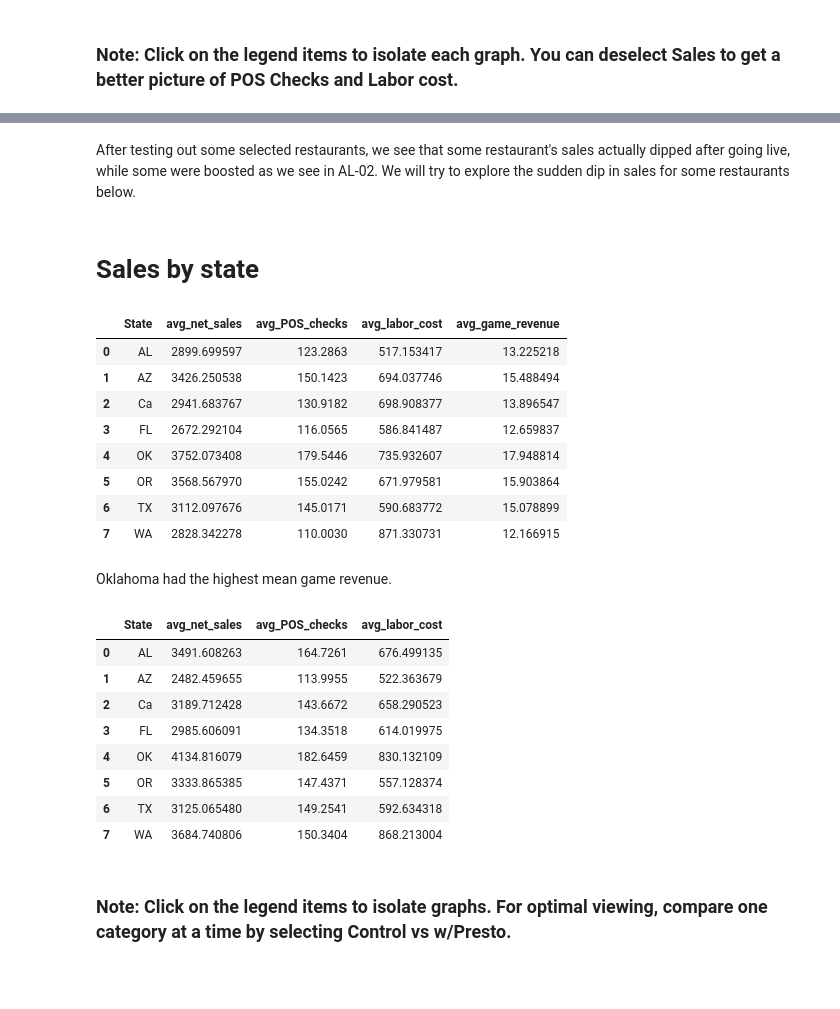
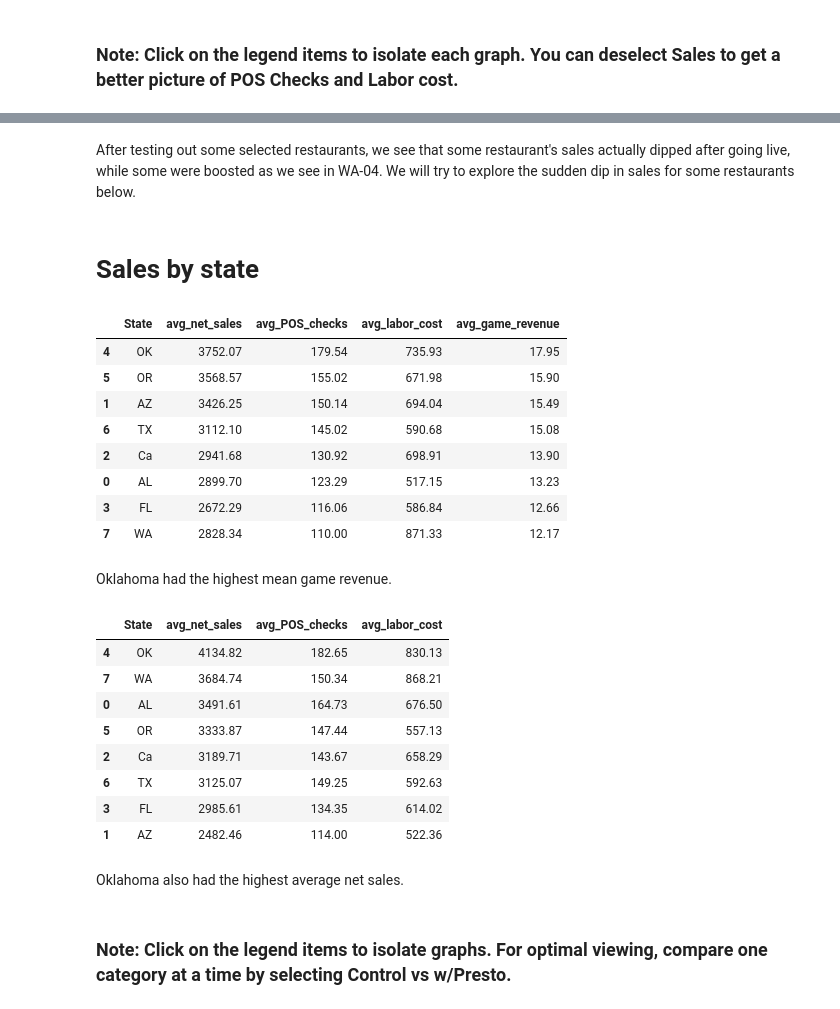
Before and after one commit to ralfsantacruz/Company-X-Analytics, a Jupyter notebook: main.ipynb, the cells around one changed output, grey strips where cells are left out. Drawn from its saved outputs; the diff is of its cells as text; code cells hidden in the pictures; blank space fills up the shorter version.

```diff
--- a/main.ipynb
+++ b/main.ipynb
@@ -315,5 +300,5 @@ make_plot("AL - 02")
 # %% [markdown]
-After testing out some selected restaurants, we see that some restaurant's sales actually dipped after going live, while some were boosted as we see in AL-02. We will try to explore the sudden dip in sales for some restaurants below.
+After testing out some selected restaurants, we see that some restaurant's sales actually dipped after going live, while some were boosted as we see in WA-04. We will try to explore the sudden dip in sales for some restaurants below.
 # %% [markdown]
 # Sales by state
 # %%
@@ -354,35 +339,37 @@ def get_by_state_ctrl():
 
     return df
 # %%
-# Looking at data for restaurants with Presto.
+# Looking at data for restaurants with Presto and sorting by average game revenue.
 test = get_by_state()
-test
+round(test,2).sort_values('avg_game_revenue',ascending=False)
 # %% [output]
 |  | State | avg_net_sales | avg_POS_checks | avg_labor_cost | avg_game_revenue |
-| 0 | AL | 2899.699597 | 123.2863 | 517.153417 | 13.225218 |
-| 1 | AZ | 3426.250538 | 150.1423 | 694.037746 | 15.488494 |
-| 2 | Ca | 2941.683767 | 130.9182 | 698.908377 | 13.896547 |
-| 3 | FL | 2672.292104 | 116.0565 | 586.841487 | 12.659837 |
-| 4 | OK | 3752.073408 | 179.5446 | 735.932607 | 17.948814 |
-| 5 | OR | 3568.567970 | 155.0242 | 671.979581 | 15.903864 |
-| 6 | TX | 3112.097676 | 145.0171 | 590.683772 | 15.078899 |
-| 7 | WA | 2828.342278 | 110.0030 | 871.330731 | 12.166915 |
+| 4 | OK | 3752.07 | 179.54 | 735.93 | 17.95 |
+| 5 | OR | 3568.57 | 155.02 | 671.98 | 15.90 |
+| 1 | AZ | 3426.25 | 150.14 | 694.04 | 15.49 |
+| 6 | TX | 3112.10 | 145.02 | 590.68 | 15.08 |
+| 2 | Ca | 2941.68 | 130.92 | 698.91 | 13.90 |
+| 0 | AL | 2899.70 | 123.29 | 517.15 | 13.23 |
+| 3 | FL | 2672.29 | 116.06 | 586.84 | 12.66 |
+| 7 | WA | 2828.34 | 110.00 | 871.33 | 12.17 |
 # %% [markdown]
 Oklahoma had the highest mean game revenue.
 # %%
-# Looking at data for the control group.
+# Looking at data for the control group and sorting by net sales
 ctrl = get_by_state_ctrl()
-ctrl
+round(ctrl,2).sort_values(['avg_net_sales'], ascending=False)
 # %% [output]
 |  | State | avg_net_sales | avg_POS_checks | avg_labor_cost |
-| 0 | AL | 3491.608263 | 164.7261 | 676.499135 |
-| 1 | AZ | 2482.459655 | 113.9955 | 522.363679 |
-| 2 | Ca | 3189.712428 | 143.6672 | 658.290523 |
-| 3 | FL | 2985.606091 | 134.3518 | 614.019975 |
-| 4 | OK | 4134.816079 | 182.6459 | 830.132109 |
-| 5 | OR | 3333.865385 | 147.4371 | 557.128374 |
-| 6 | TX | 3125.065480 | 149.2541 | 592.634318 |
-| 7 | WA | 3684.740806 | 150.3404 | 868.213004 |
+| 4 | OK | 4134.82 | 182.65 | 830.13 |
+| 7 | WA | 3684.74 | 150.34 | 868.21 |
+| 0 | AL | 3491.61 | 164.73 | 676.50 |
+| 5 | OR | 3333.87 | 147.44 | 557.13 |
+| 2 | Ca | 3189.71 | 143.67 | 658.29 |
+| 6 | TX | 3125.07 | 149.25 | 592.63 |
+| 3 | FL | 2985.61 | 134.35 | 614.02 |
+| 1 | AZ | 2482.46 | 114.00 | 522.36 |
+# %% [markdown]
+Oklahoma also had the highest average net sales.
 # %%
 def get_traces1(df,condition):
     data = []
```
Also changed, not shown: parts of 24 cells of this notebook, 1 other file.
